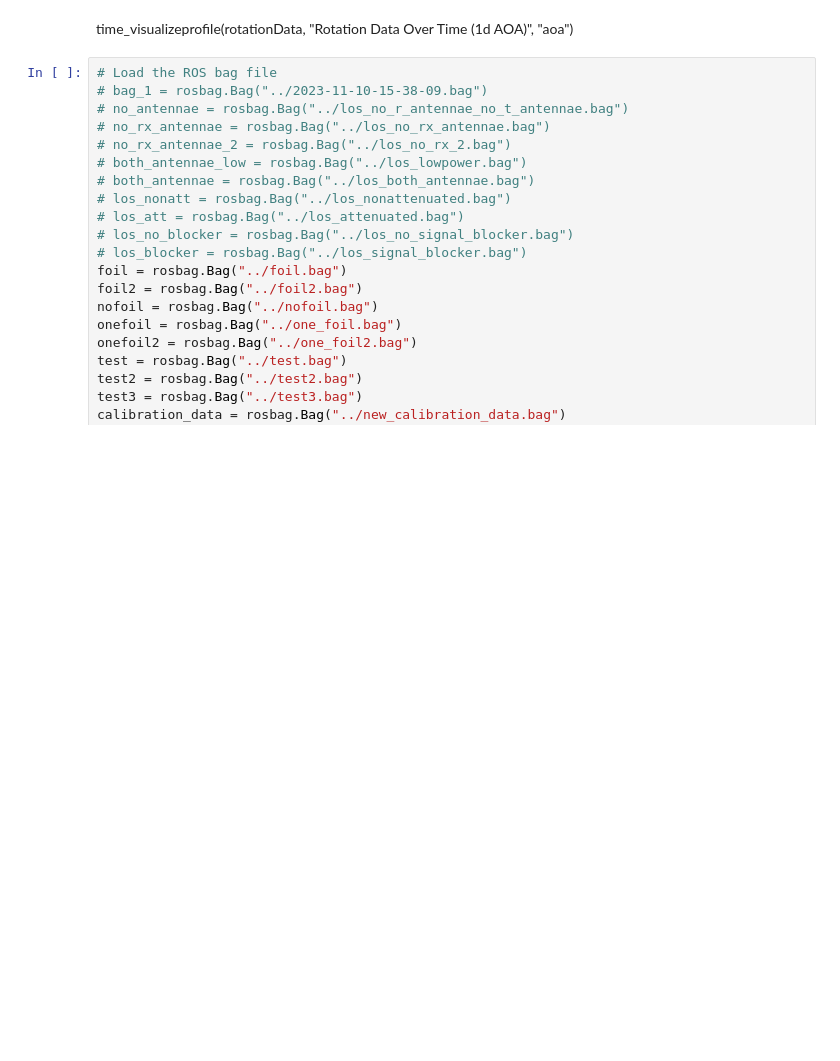
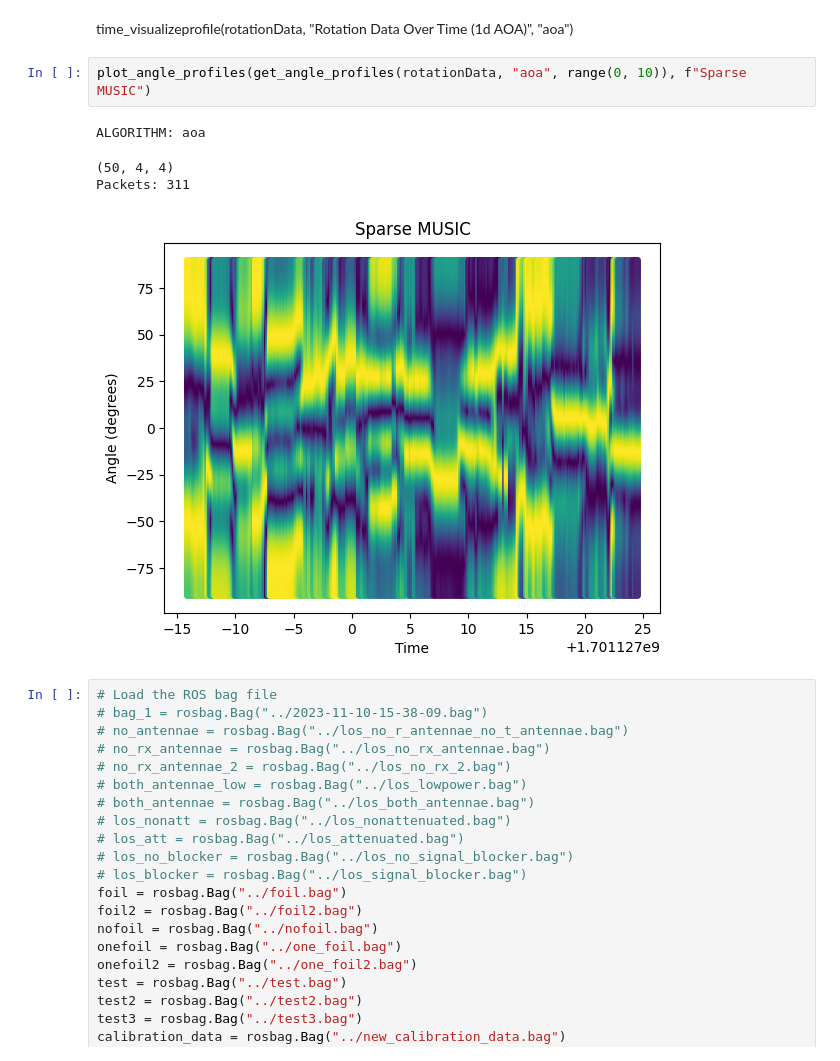
Before and after one commit to Navidt/SignalPropogation, a Jupyter notebook: visualization.ipynb, the cells around one changed output. Saved outputs shown, nothing was run; the diff lists cells and outputs as text; blank space fills up the shorter version.

```diff
--- a/visualization.ipynb
+++ b/visualization.ipynb
@@ -299,5 +303,12 @@ Packets: 311
 # %% [markdown]
 time_visualizeprofile(rotationData, "Rotation Data Over Time (1d AOA)", "aoa")
+# %%
+plot_angle_profiles(get_angle_profiles(rotationData, "aoa", range(0, 10)), f"Sparse MUSIC")
+# %% [output]
+ALGORITHM: aoa
+(50, 4, 4)
+Packets: 311
+[figure, added]
 # %%
 # Load the ROS bag file
 # bag_1 = rosbag.Bag("../2023-11-10-15-38-09.bag")
```
Also changed, not shown: parts of 2 cells of this notebook, 1 other file.
